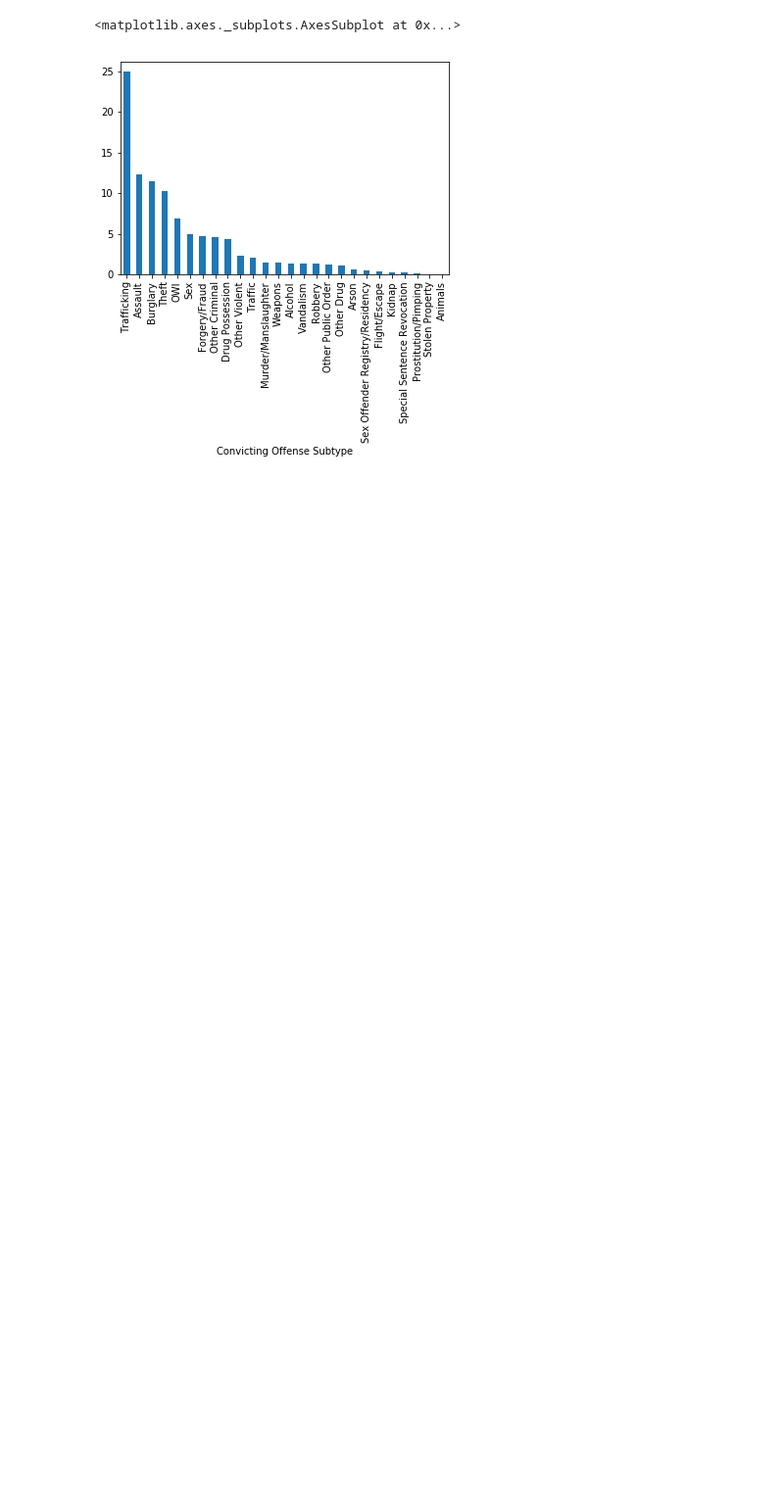
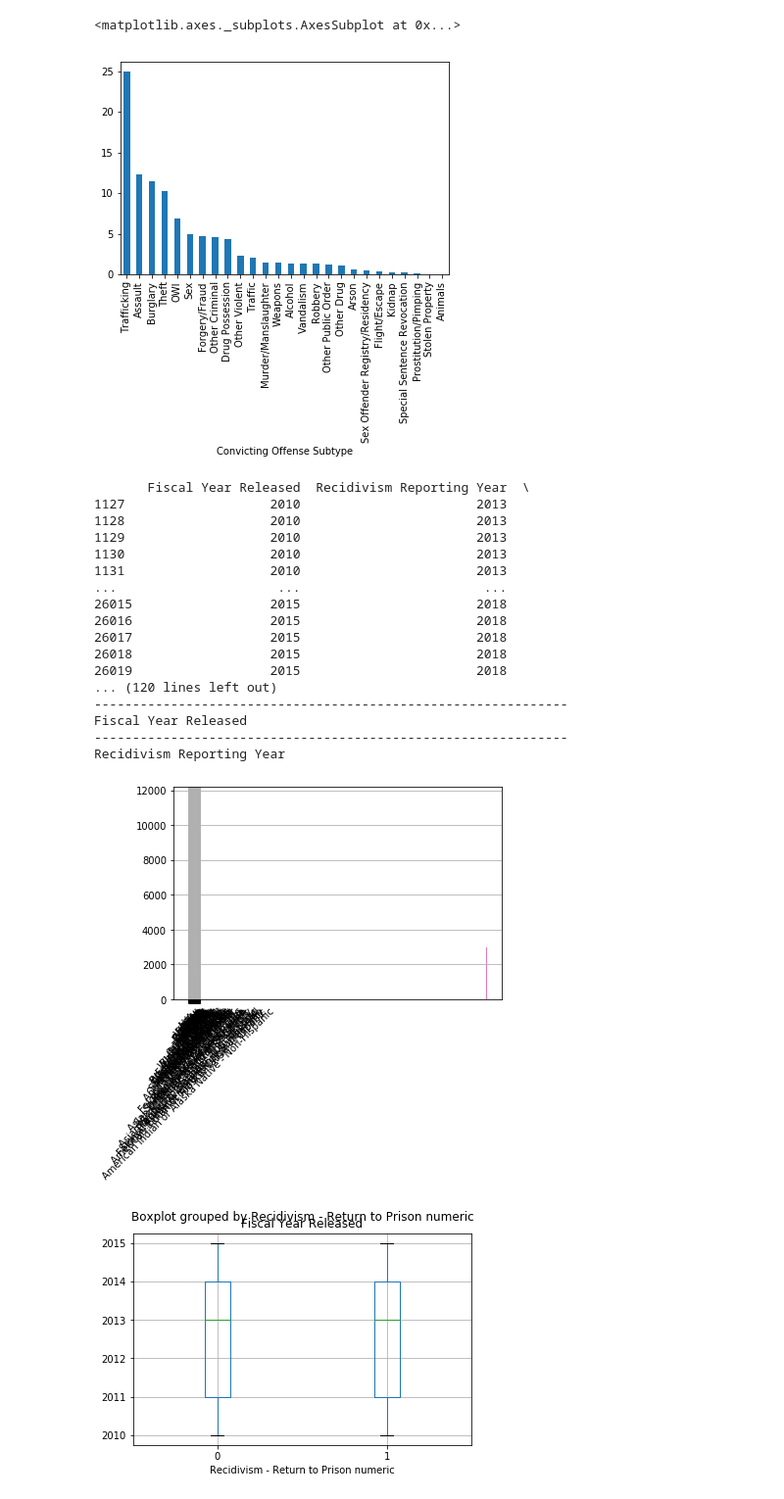
Before and after one commit to williamars/Cdados_final, a Jupyter notebook: P3 - Arquivo 2.ipynb, the cells around one changed output. Shown: that part at 98% size. Drawn from its saved outputs; the diff is of its cells as text; code cells hidden in the pictures; blank space fills up the shorter version.

```diff
--- a/P3 - Arquivo 2.ipynb
+++ b/P3 - Arquivo 2.ipynb
@@ -45,3 +45,45 @@ k.plot(kind='bar', by="Recidivism - Return to Prison numeric")
 # %% [output]
 <matplotlib.axes._subplots.AxesSubplot at 0x...>
 [figure]
+# %%
+def exploratoria (data,compara, num=[], cat=[]):
+    d0=data[data[compara]==0]
+    d1=data[data[compara]==1]
+    print (d0)
+    for c in cat:
+        print ('--------------------------------------------------------------')
+        print (c)
+        pd.crosstab(data[c],data[compara])
+        print("d1")
+        d1[c].hist(xrot=45)
+        d1[c].hist(density=True,xrot=45)
+        print("d0")
+        d0[c].hist(xrot=45)
+        d0[c].hist(density=True,xrot=45)
+    for n in num:
+        print ('--------------------------------------------------------------')
+        print (n)
+        data.boxplot(column=[n],by=compara)
+# %%
+exploratoria(db,'Recidivism - Return to Prison numeric',num=['Fiscal Year Released','Recidivism Reporting Year'],cat=['Fiscal Year Released','Recidivism Reporting Year','Race - Ethnicity','Convicting Offense Classification','Convicting Offense Type','Convicting Offense Subtype','Main Supervising District','Release Type','Release type: Paroled to Detainder united','Part of Target Population'])
+#'Age At Release' nao funciona
+# %% [output]
+       Fiscal Year Released  Recidivism Reporting Year  \
+1127                   2010                       2013
+1128                   2010                       2013
+1129                   2010                       2013
+1130                   2010                       2013
+1131                   2010                       2013
+...                     ...                        ...
+26015                  2015                       2018
+26016                  2015                       2018
+26017                  2015                       2018
+26018                  2015                       2018
+26019                  2015                       2018
+... (120 lines left out)
+--------------------------------------------------------------
+Fiscal Year Released
+--------------------------------------------------------------
+Recidivism Reporting Year
+[figure, added]
+[figure, added]
```
Also changed, not shown: parts of 3 cells of this notebook.
